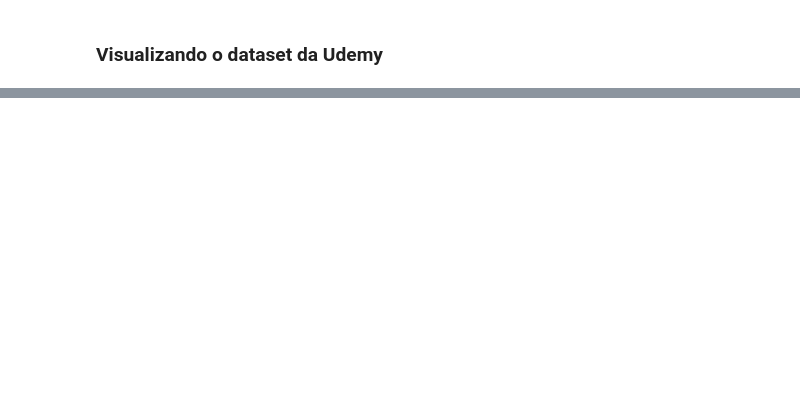
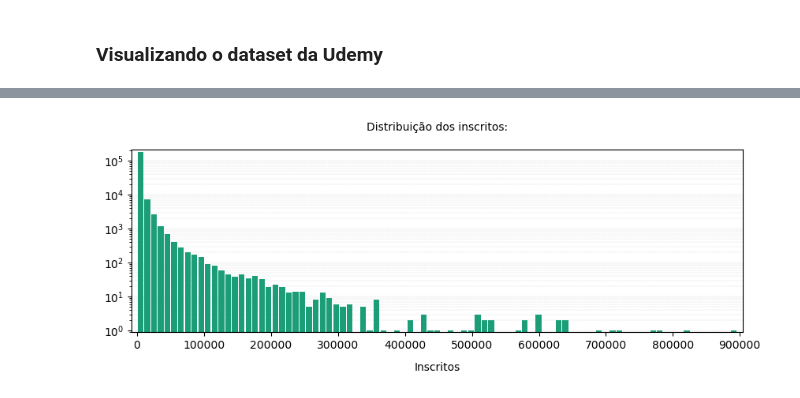
Before and after one commit to ismailymendes/mooc_udemy_coursera, a Jupyter notebook: mooc_udemy_coursera.ipynb, the cells around one changed output, grey strips where cells are left out. Cells and saved outputs as stored; diff of their text form; code cells hidden in the pictures; blank space fills up the shorter version.

```diff
--- a/mooc_udemy_coursera.ipynb
+++ b/mooc_udemy_coursera.ipynb
@@ -147,0 +186,23 @@ plt.show()
+# %%
+plt.figure(figsize = (10, 3))
+plt.hist(udemy_cursos[(udemy_cursos['num_subscribers']>0) & (udemy_cursos['num_subscribers']<1e6)]['num_subscribers'],bins=89, rwidth=0.85,
+         color='#1b9e77')
+plt.grid(axis='y', color ='Grey', which='both',
+        linestyle ='-.', linewidth = 0.1)
+plt.xticks(range(0,1000001,100000))
+plt.margins(0.01)
+plt.xlabel("Inscritos", labelpad=10)
+plt.yscale('log')
+plt.title('Distribuição dos inscritos:\n',loc='center')
+
+SMALL_SIZE = 8
+MEDIUM_SIZE = 10
+BIGGER_SIZE = 12
+
+plt.rc('axes', labelsize=MEDIUM_SIZE)    # fontsize of the x and y labels
+plt.rc('xtick', labelsize=MEDIUM_SIZE)   # fontsize of the tick labels
+plt.rc('ytick', labelsize=MEDIUM_SIZE)   # fontsize of the tick labels
+plt.rc('legend', fontsize=SMALL_SIZE)    # legend fontsize
+plt.show()
+# %% [output]
+[figure, added]
```
Also changed, not shown: parts of 6 cells of this notebook.
